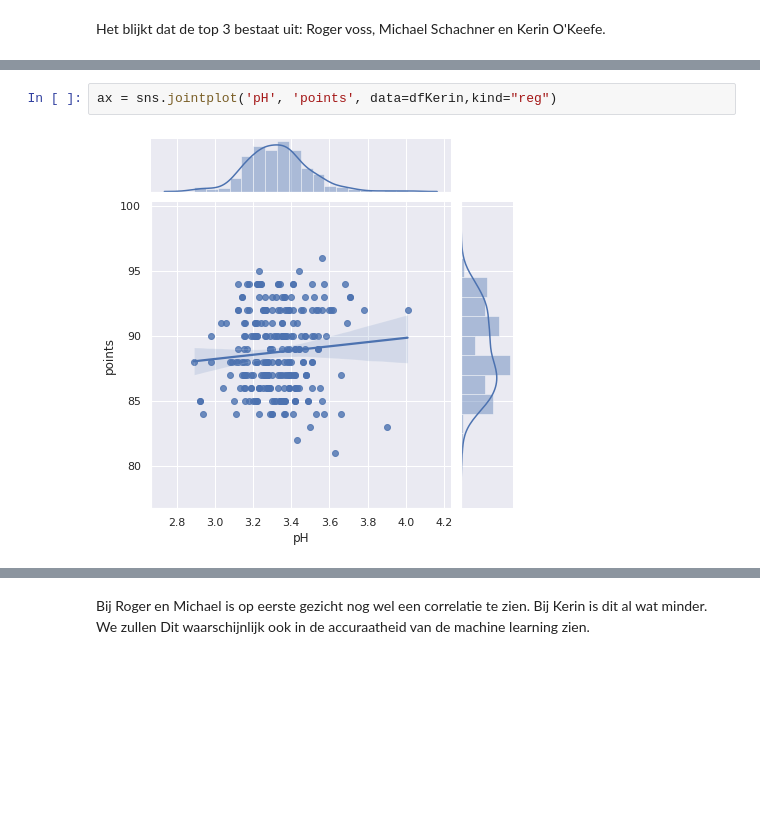
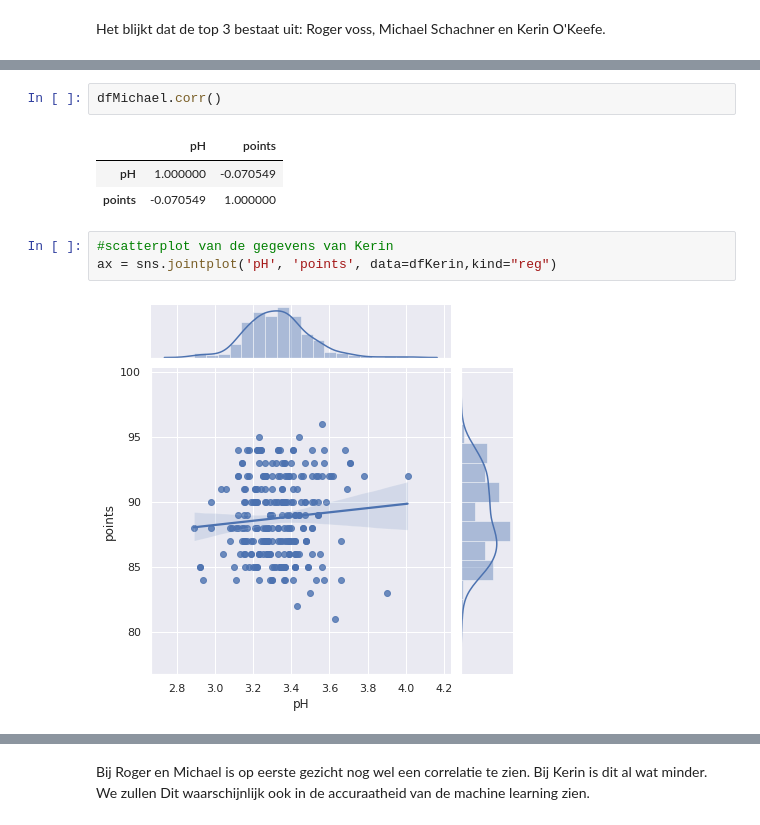
Before and after one commit to TijsS/jupyterNotebook, a Jupyter notebook: Copy_of_WijnOnderzoek.ipynb, the cells around one changed output, grey strips where cells are left out. Drawn from its saved outputs; the diff is of its cells as text; blank space fills up the shorter version.

```diff
--- a/Copy_of_WijnOnderzoek.ipynb
+++ b/Copy_of_WijnOnderzoek.ipynb
@@ -173,7 +174,14 @@ ax = sns.jointplot('pH', 'points', data=dfRoger,kind="reg")
 ax = sns.jointplot('pH', 'points', data=dfMichael,kind="reg")
 # %% [output]
 [figure]
+# %%
+dfMichael.corr()
+# %% [output]
+|  | pH | points |
+| pH | 1.000000 | -0.070549 |
+| points | -0.070549 | 1.000000 |
 # %%
+#scatterplot van de gegevens van Kerin
 ax = sns.jointplot('pH', 'points', data=dfKerin,kind="reg")
 # %% [output]
 [figure]
```
Also changed, not shown: parts of 20 cells of this notebook.
